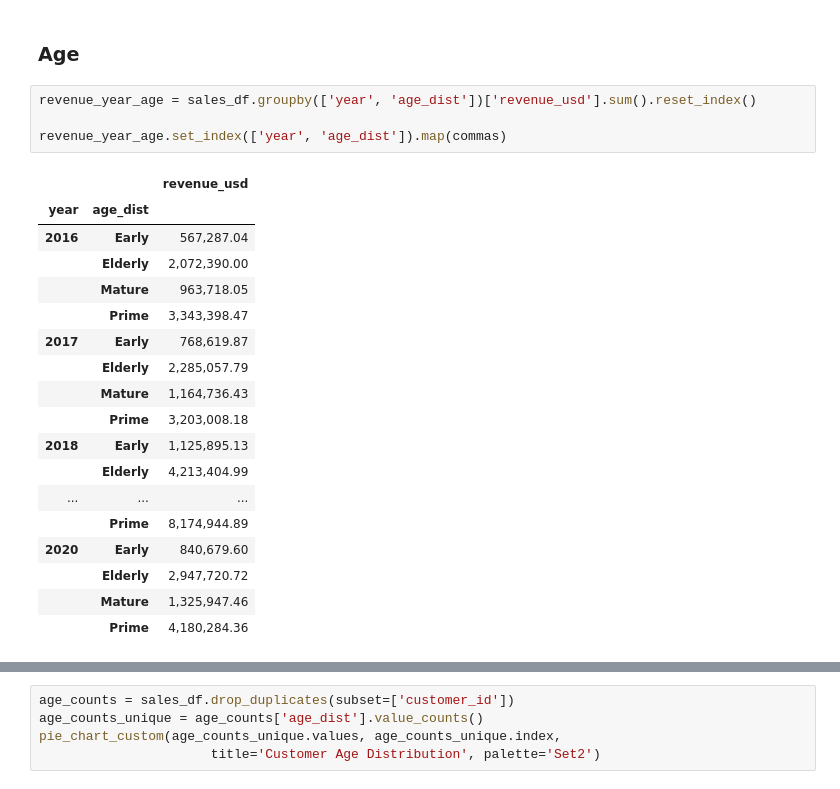
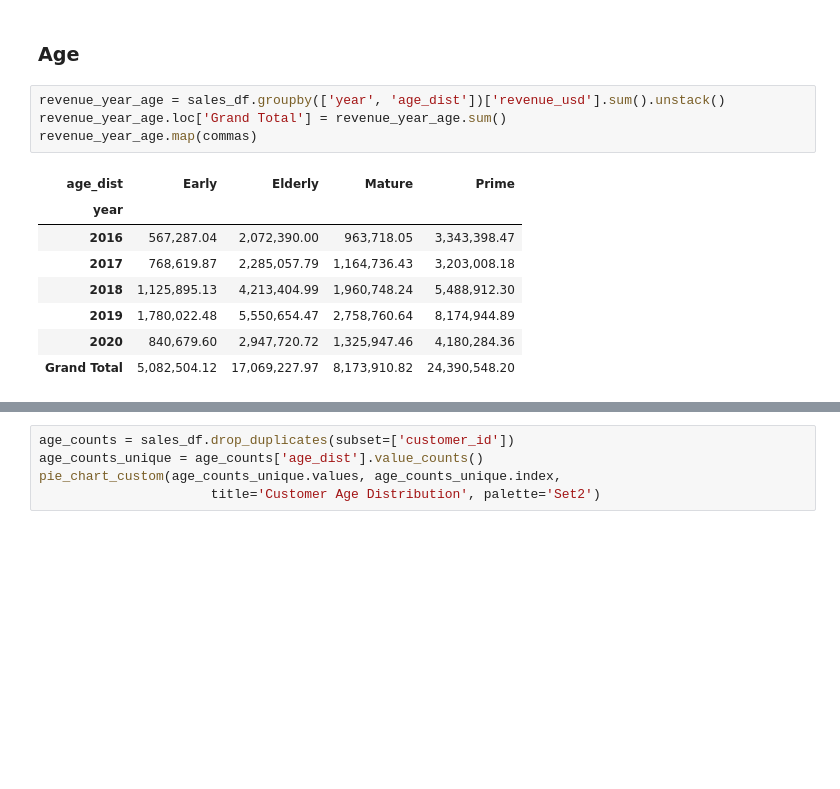
Before and after one commit to frdz-salman/Global-Electronics-Analysis, a Jupyter notebook: exploration/ecommerce_analysis.ipynb, the cells around one changed output, grey strips where cells are left out. Saved outputs shown, nothing was run; the diff lists cells and outputs as text; blank space fills up the shorter version.

```diff
--- a/exploration/ecommerce_analysis.ipynb
+++ b/exploration/ecommerce_analysis.ipynb
@@ -1023,25 +1023,15 @@ sales_df.groupby(['store_type', 'gender'])[['revenue_usd', 'profit_usd']].sum().
 # %% [markdown]
 ### Age
 # %%
-revenue_year_age = sales_df.groupby(['year', 'age_dist'])['revenue_usd'].sum().reset_index()
-
-revenue_year_age.set_index(['year', 'age_dist']).map(commas)
+revenue_year_age = sales_df.groupby(['year', 'age_dist'])['revenue_usd'].sum().unstack()
+revenue_year_age.loc['Grand Total'] = revenue_year_age.sum()
+revenue_year_age.map(commas)
 # %% [output]
-|  |  | revenue_usd |
-| year | age_dist |  |
-| 2016 | Early | 567,287.04 |
-|  | Elderly | 2,072,390.00 |
-|  | Mature | 963,718.05 |
-|  | Prime | 3,343,398.47 |
-| 2017 | Early | 768,619.87 |
-|  | Elderly | 2,285,057.79 |
-|  | Mature | 1,164,736.43 |
-|  | Prime | 3,203,008.18 |
-| 2018 | Early | 1,125,895.13 |
-|  | Elderly | 4,213,404.99 |
-| ... | ... | ... |
-|  | Prime | 8,174,944.89 |
-| 2020 | Early | 840,679.60 |
-|  | Elderly | 2,947,720.72 |
-|  | Mature | 1,325,947.46 |
-|  | Prime | 4,180,284.36 |
+| age_dist | Early | Elderly | Mature | Prime |
+| year |  |  |  |  |
+| 2016 | 567,287.04 | 2,072,390.00 | 963,718.05 | 3,343,398.47 |
+| 2017 | 768,619.87 | 2,285,057.79 | 1,164,736.43 | 3,203,008.18 |
+| 2018 | 1,125,895.13 | 4,213,404.99 | 1,960,748.24 | 5,488,912.30 |
+| 2019 | 1,780,022.48 | 5,550,654.47 | 2,758,760.64 | 8,174,944.89 |
+| 2020 | 840,679.60 | 2,947,720.72 | 1,325,947.46 | 4,180,284.36 |
+| Grand Total | 5,082,504.12 | 17,069,227.97 | 8,173,910.82 | 24,390,548.20 |
```
Also changed, not shown: parts of 11 cells of this notebook, 19 other files.
